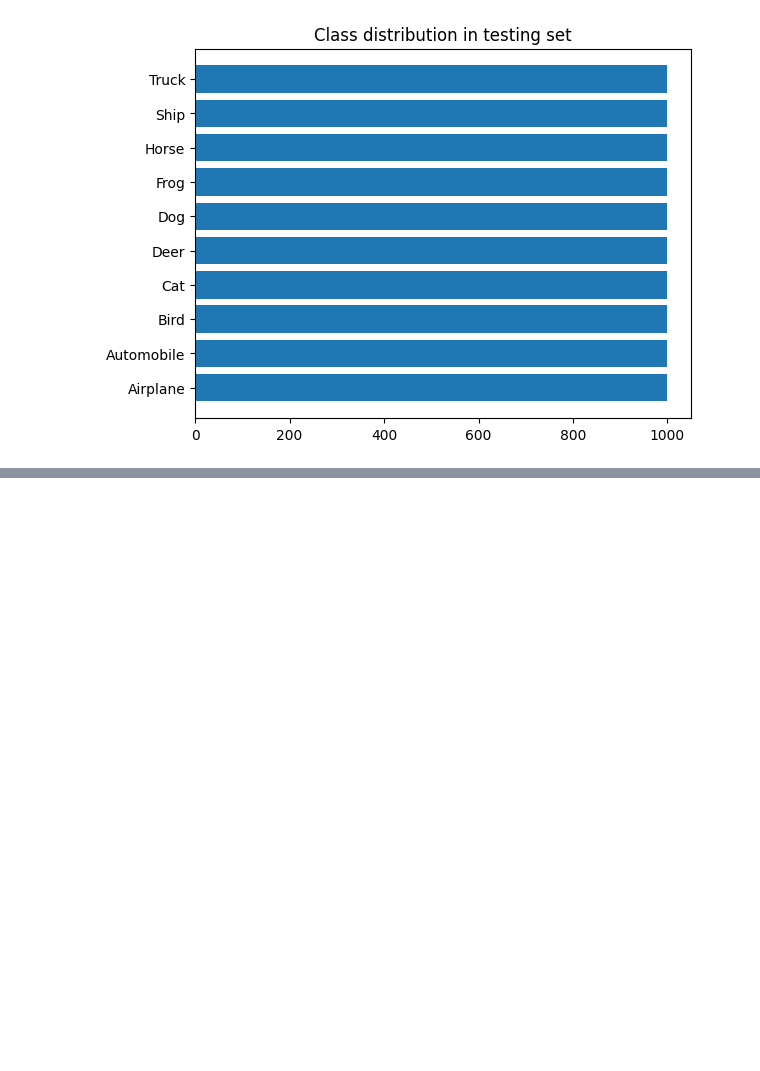
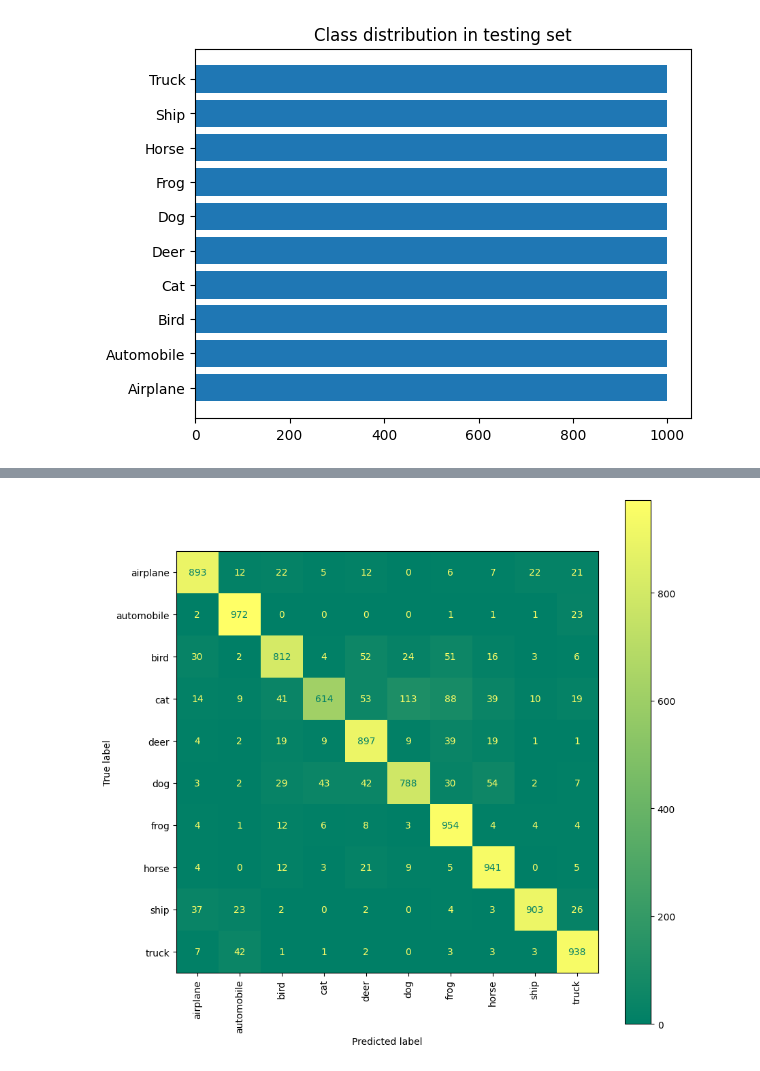
Before and after one commit to cabamarcos/SuperMask, a Jupyter notebook: CIFAR10_resolution.ipynb, the cells around one changed output, grey strips where cells are left out. Cells and saved outputs as stored; diff of their text form; code cells hidden in the pictures; blank space fills up the shorter version.

```diff
--- a/CIFAR10_resolution.ipynb
+++ b/CIFAR10_resolution.ipynb
@@ -105,0 +110,8 @@ Text(0.5, 1.0, 'Class distribution in testing set')
+# %%
+# Scale the data
+X_train = X_train / 255.0
+X_test = X_test / 255.0
+
+# Transform target variable into one-hotencoding
+y_cat_train = to_categorical(y_train, 10)
+y_cat_test = to_categorical(y_test, 10)
@@ -105,0 +259,19 @@ Text(0.5, 1.0, 'Class distribution in testing set')
+# %%
+evaluation = model.evaluate(X_test, y_cat_test)
+print(f'Test Accuracy : {evaluation[1] * 100:.2f}%')
+
+y_pred = model.predict(X_test)
+y_pred = np.argmax(y_pred, axis=1)
+cm = confusion_matrix(y_test, y_pred)
+
+
+disp = ConfusionMatrixDisplay(confusion_matrix=cm,
+                              display_labels=labels)
+
+
+# NOTE: Fill all variables here with default values of the plot_confusion_matrix
+fig, ax = plt.subplots(figsize=(10, 10))
+disp = disp.plot(xticks_rotation='vertical', ax=ax,cmap='summer')
+
+plt.show()
+# %% [output]
@@ -105,0 +281 @@ Text(0.5, 1.0, 'Class distribution in testing set')
+[figure, added]
```
Also changed, not shown: parts of 21 cells of this notebook.
